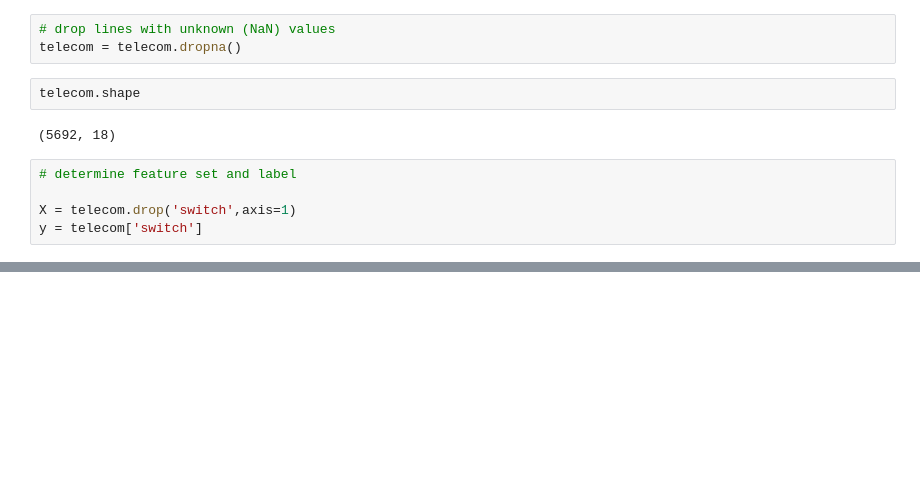
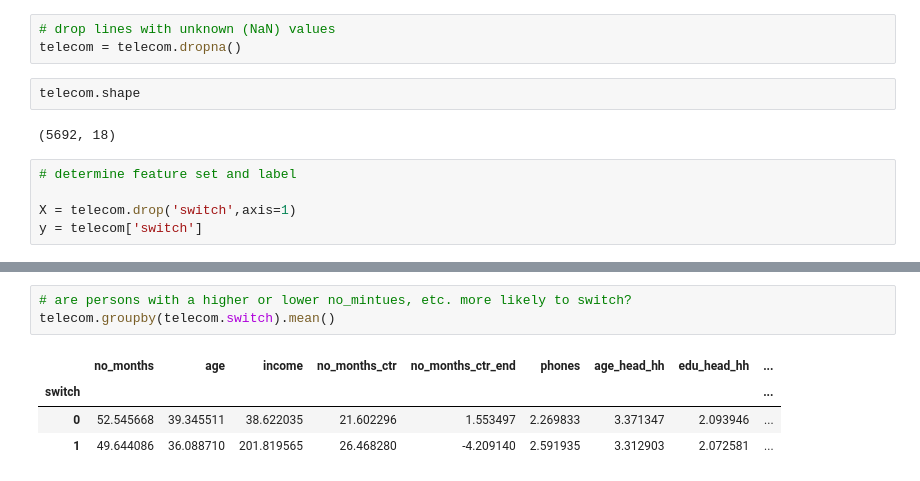
Before and after one commit to HOGENT-Databases/BI-BigData, a Jupyter notebook: notebooks/Telecom_Case.ipynb, the cells around one changed output, grey strips where cells are left out. Cells and saved outputs as stored; diff of their text form; blank space fills up the shorter version.

```diff
--- a/notebooks/Telecom_Case.ipynb
+++ b/notebooks/Telecom_Case.ipynb
@@ -271,3 +271,11 @@ pd.DataFrame(model.feature_importances_,columns=['Importance'],index=X_train.col
+# %%
+# are persons with a higher or lower no_mintues, etc. more likely to switch?
+telecom.groupby(telecom.switch).mean()
+# %% [output]
+|  | no_months | age | income | no_months_ctr | no_months_ctr_end | phones | age_head_hh | edu_head_hh | ... |
+| switch |  |  |  |  |  |  |  |  | ... |
+| 0 | 52.545668 | 39.345511 | 38.622035 | 21.602296 | 1.553497 | 2.269833 | 3.371347 | 2.093946 | ... |
+| 1 | 49.644086 | 36.088710 | 201.819565 | 26.468280 | -4.209140 | 2.591935 | 3.312903 | 2.072581 | ... |
 # %%
 # We will now use this model to predict wether or not some current customers might leave or not.
 # This will typically be part of a end-user application and run e.g. weekly on the customer database
```
Also changed, not shown: parts of 4 cells of this notebook, 1 other file.
